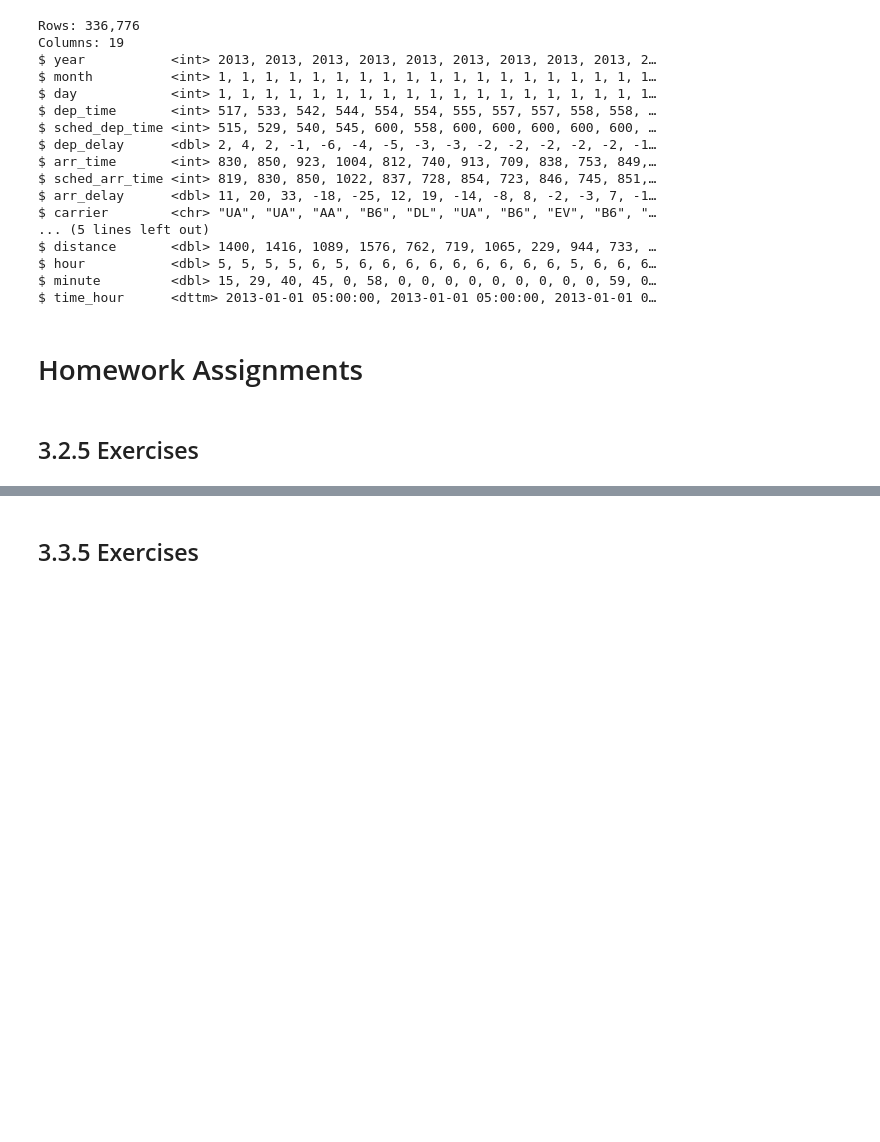
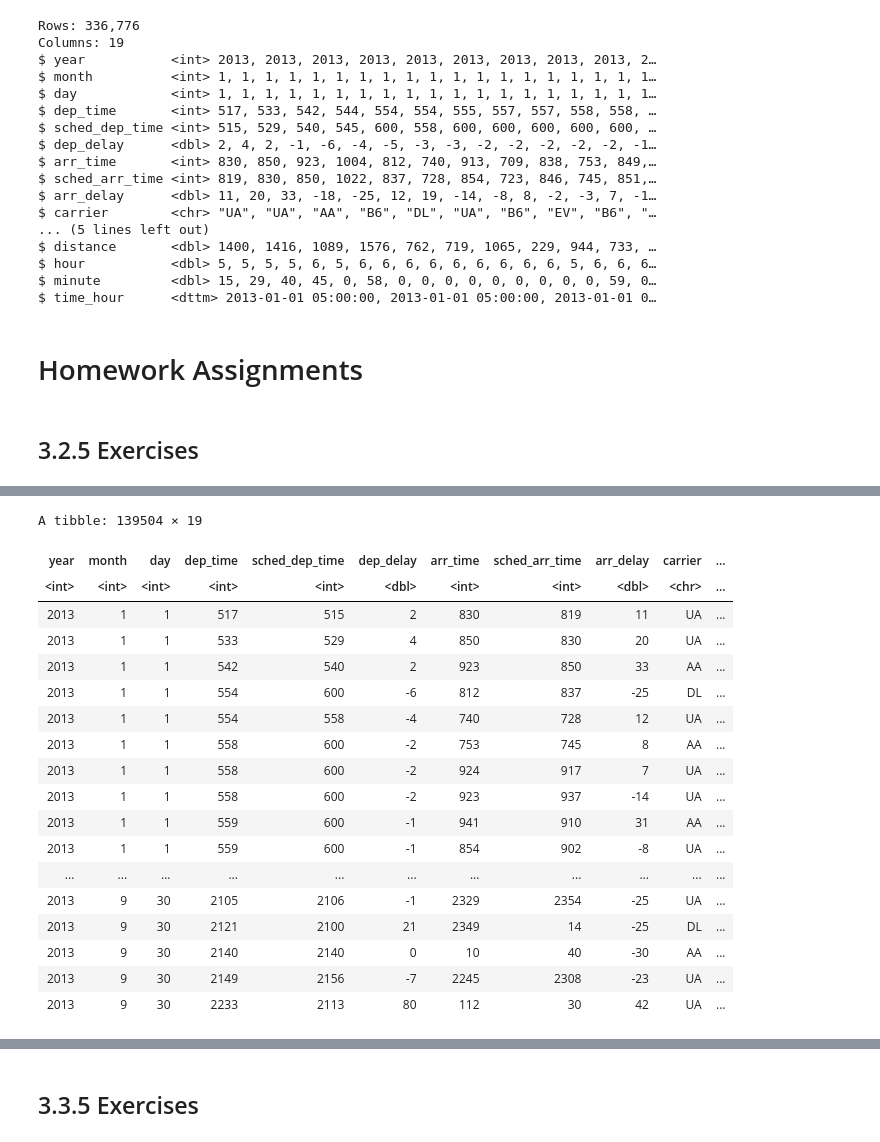
Before and after one commit to swill04/R4DS_exercises, a Jupyter notebook: week2_hw.ipynb, the cells around one changed output, grey strips where cells are left out. Drawn from its saved outputs; the diff is of its cells as text; code cells hidden in the pictures; blank space fills up the shorter version.

```diff
--- a/week2_hw.ipynb
+++ b/week2_hw.ipynb
@@ -76,0 +132,23 @@ $ time_hour      <dttm> 2013-01-01 05:00:00, 2013-01-01 05:00:00, 2013-01-01 0
+# %%
+flights |>
+    filter(carrier %in% c('UA', 'AA', 'DL'))
+# %% [output]
+A tibble: 139504 × 19
+| year | month | day | dep_time | sched_dep_time | dep_delay | arr_time | sched_arr_time | arr_delay | carrier | ... |
+| <int> | <int> | <int> | <int> | <int> | <dbl> | <int> | <int> | <dbl> | <chr> | ... |
+| 2013 | 1 | 1 | 517 | 515 | 2 | 830 | 819 | 11 | UA | ... |
+| 2013 | 1 | 1 | 533 | 529 | 4 | 850 | 830 | 20 | UA | ... |
+| 2013 | 1 | 1 | 542 | 540 | 2 | 923 | 850 | 33 | AA | ... |
+| 2013 | 1 | 1 | 554 | 600 | -6 | 812 | 837 | -25 | DL | ... |
+| 2013 | 1 | 1 | 554 | 558 | -4 | 740 | 728 | 12 | UA | ... |
+| 2013 | 1 | 1 | 558 | 600 | -2 | 753 | 745 | 8 | AA | ... |
+| 2013 | 1 | 1 | 558 | 600 | -2 | 924 | 917 | 7 | UA | ... |
+| 2013 | 1 | 1 | 558 | 600 | -2 | 923 | 937 | -14 | UA | ... |
+| 2013 | 1 | 1 | 559 | 600 | -1 | 941 | 910 | 31 | AA | ... |
+| 2013 | 1 | 1 | 559 | 600 | -1 | 854 | 902 | -8 | UA | ... |
+| ... | ... | ... | ... | ... | ... | ... | ... | ... | ... | ... |
+| 2013 | 9 | 30 | 2105 | 2106 | -1 | 2329 | 2354 | -25 | UA | ... |
+| 2013 | 9 | 30 | 2121 | 2100 | 21 | 2349 | 14 | -25 | DL | ... |
+| 2013 | 9 | 30 | 2140 | 2140 | 0 | 10 | 40 | -30 | AA | ... |
+| 2013 | 9 | 30 | 2149 | 2156 | -7 | 2245 | 2308 | -23 | UA | ... |
+| 2013 | 9 | 30 | 2233 | 2113 | 80 | 112 | 30 | 42 | UA | ... |
```
Also changed, not shown: parts of 37 cells of this notebook.
